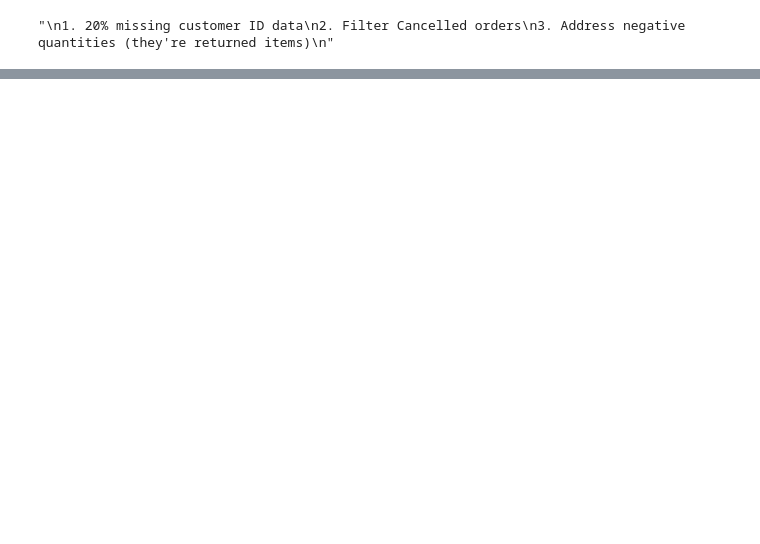
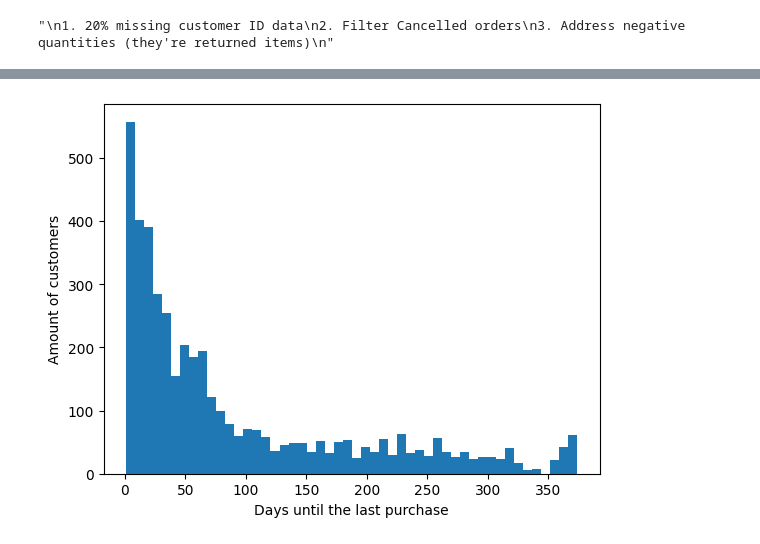
Before and after one commit to AgneloNunes9/scikit-learn-001, a Jupyter notebook: Advanced Customer Segmentation with Multi-Algorithm Clustering & RFM Analytics.ipynb, the cells around one changed output, grey strips where cells are left out. Cells and saved outputs as stored; diff of their text form; code cells hidden in the pictures; blank space fills up the shorter version.

```diff
--- a/Advanced Customer Segmentation with Multi-Algorithm Clustering & RFM Analytics.ipynb
+++ b/Advanced Customer Segmentation with Multi-Algorithm Clustering & RFM Analytics.ipynb
@@ -207,0 +241,12 @@ filtered_negative.describe()
+# %%
+# F E A T U R E    E N G I N E E R I N G
+import pandas as pd
+df['InvoiceDate'] = pd.to_datetime(df['InvoiceDate'])
+
+# Calculating the total price for each item.
+df['TotalPrice'] = df['Quantity'] * df['Price']
+# %%
+###  R F M -  Calculation
+import datetime as dt
+
+snapshot_date = df['InvoiceDate'].max() + dt.timedelta(days=1)
@@ -207,0 +260,8 @@ filtered_negative.describe()
+# %%
+rfm_data = df.groupby('Customer ID').agg(
+    {
+        'InvoiceDate' : lambda date : (snapshot_date - date.max()).days, # Recency
+        'Invoice' : 'nunique', # Frequency
+        'TotalPrice' : 'sum' # Monetary
+    }
+)
@@ -207,0 +278,5 @@ filtered_negative.describe()
+# %%
+rfm_data.rename(columns={'InvoiceDate': 'Recency',
+                         'Invoice': 'Frequency',
+                         'TotalPrice': 'MonetaryValue'},
+                inplace=True)
@@ -207,0 +293,13 @@ filtered_negative.describe()
+# %%
+# Visualizing Recency
+
+import matplotlib.pyplot as plt
+import seaborn as sns
+
+plt.hist(rfm_data['Recency'], bins=50)
+
+plt.xlabel("Days until the last purchase")
+plt.ylabel("Amount of customers")
+plt.show()
+# %% [output]
+[figure, added]
```
Also changed, not shown: parts of 44 cells of this notebook, 2 other files.
